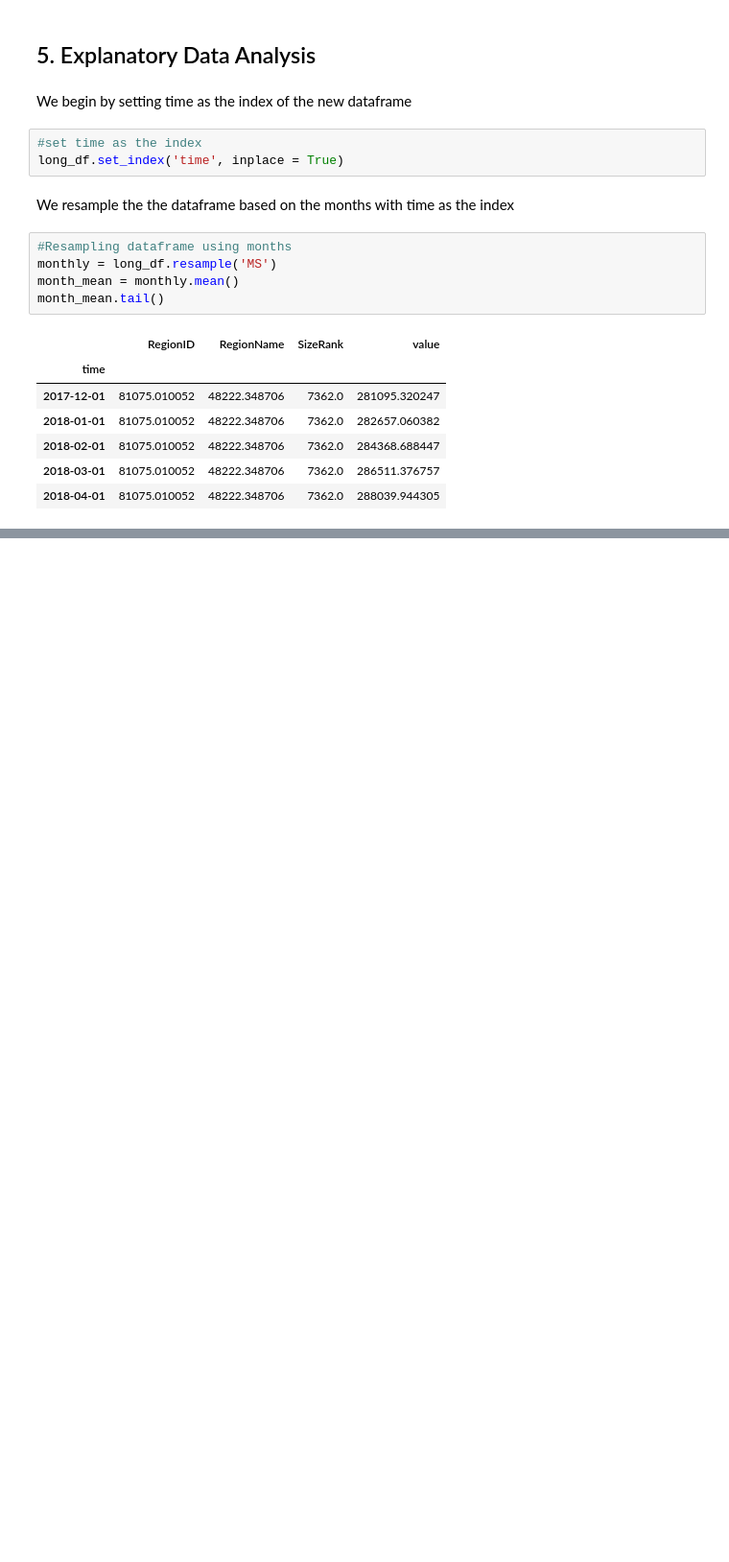
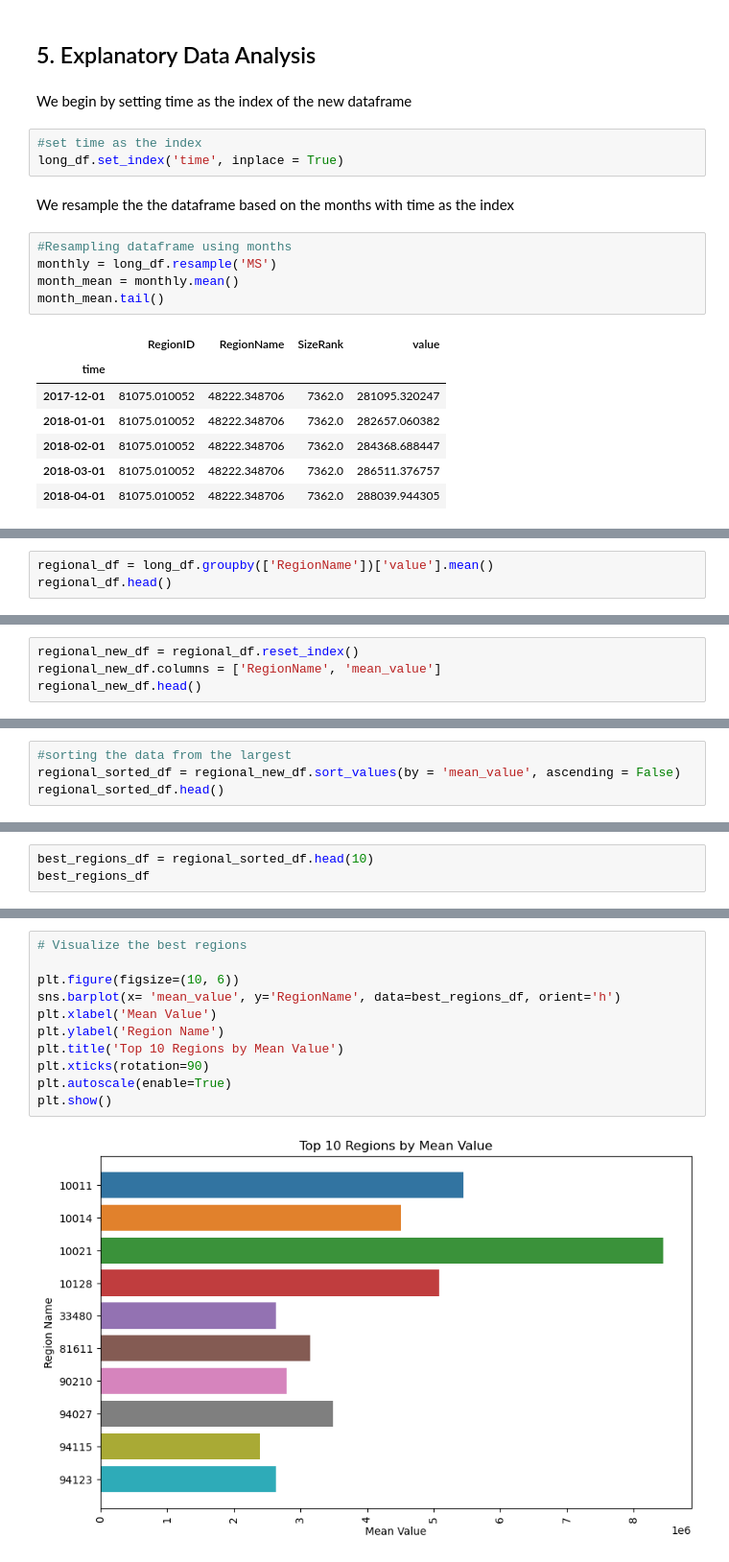
Before and after one commit to Nelsonkim44/Phase-4-Project, a Jupyter notebook: Phase 4 Project.ipynb, the cells around one changed output, grey strips where cells are left out. Shown at 96% size. Saved outputs shown, nothing was run; the diff lists cells and outputs as text; blank space fills up the shorter version.

```diff
--- a/Phase 4 Project.ipynb
+++ b/Phase 4 Project.ipynb
@@ -237,0 +280,3 @@ month_mean.tail()
+# %%
+regional_df = long_df.groupby(['RegionName'])['value'].mean()
+regional_df.head()
@@ -237,0 +291,4 @@ month_mean.tail()
+# %%
+regional_new_df = regional_df.reset_index()
+regional_new_df.columns = ['RegionName', 'mean_value']
+regional_new_df.head()
@@ -237,0 +302,4 @@ month_mean.tail()
+# %%
+#sorting the data from the largest
+regional_sorted_df = regional_new_df.sort_values(by = 'mean_value', ascending = False)
+regional_sorted_df.head()
@@ -237,0 +315,3 @@ month_mean.tail()
+# %%
+best_regions_df = regional_sorted_df.head(10)
+best_regions_df
@@ -237,0 +330,13 @@ month_mean.tail()
+# %%
+# Visualize the best regions
+
+plt.figure(figsize=(10, 6))
+sns.barplot(x= 'mean_value', y='RegionName', data=best_regions_df, orient='h')
+plt.xlabel('Mean Value')
+plt.ylabel('Region Name')
+plt.title('Top 10 Regions by Mean Value')
+plt.xticks(rotation=90)
+plt.autoscale(enable=True)
+plt.show()
+# %% [output]
+[figure, added]
```
Also changed, not shown: parts of 39 cells of this notebook.
